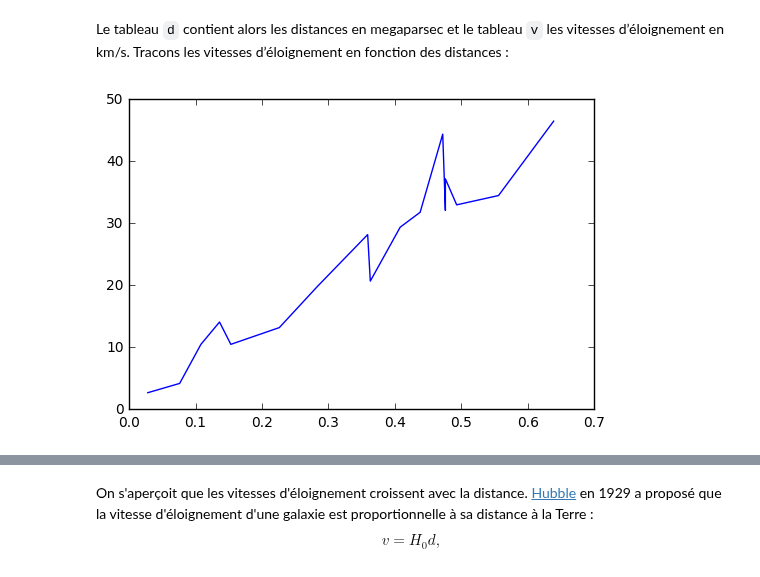
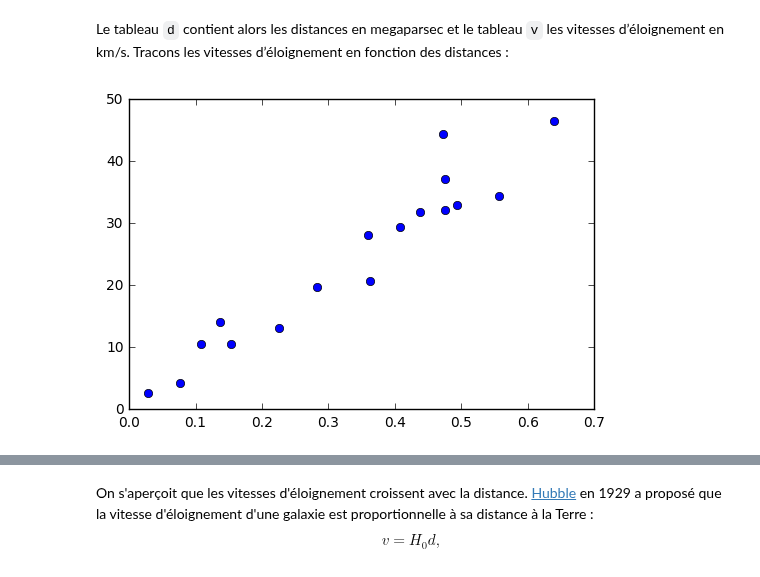
Before and after one commit to SergeStinckwich/ARE-UPMC, a Jupyter notebook: ARE-DYNAMIC/fiche4.ipynb, the cells around one changed output, grey strips where cells are left out. Saved outputs shown, nothing was run; the diff lists cells and outputs as text; code cells hidden in the pictures.

```diff
--- a/ARE-DYNAMIC/fiche4.ipynb
+++ b/ARE-DYNAMIC/fiche4.ipynb
@@ -27,7 +27,7 @@
 # %%
 %matplotlib inline
 from pylab import *
-plot(d,v)
+plot(d, v, 'bo')
 show()
 # %% [output]
-[figure, old version]
+[figure, new version]
```
Also changed, not shown: parts of 3 cells of this notebook.
